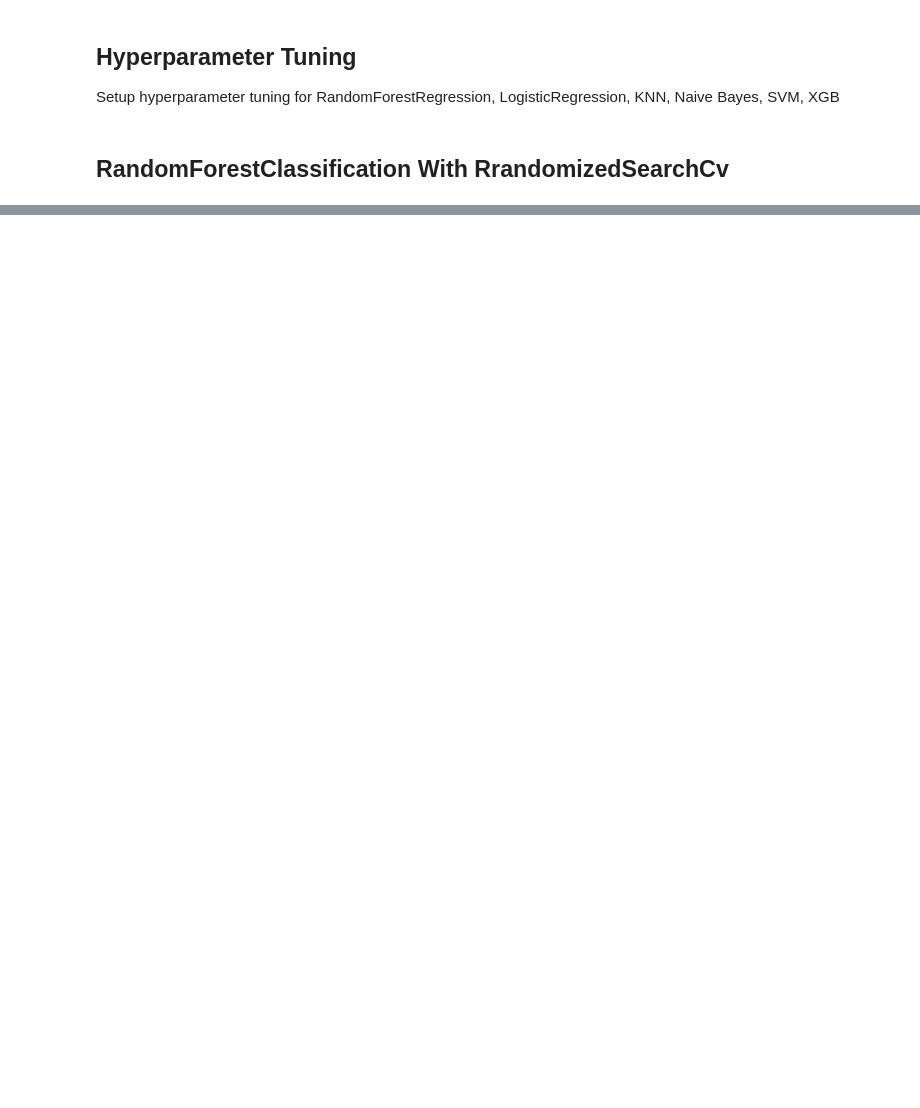
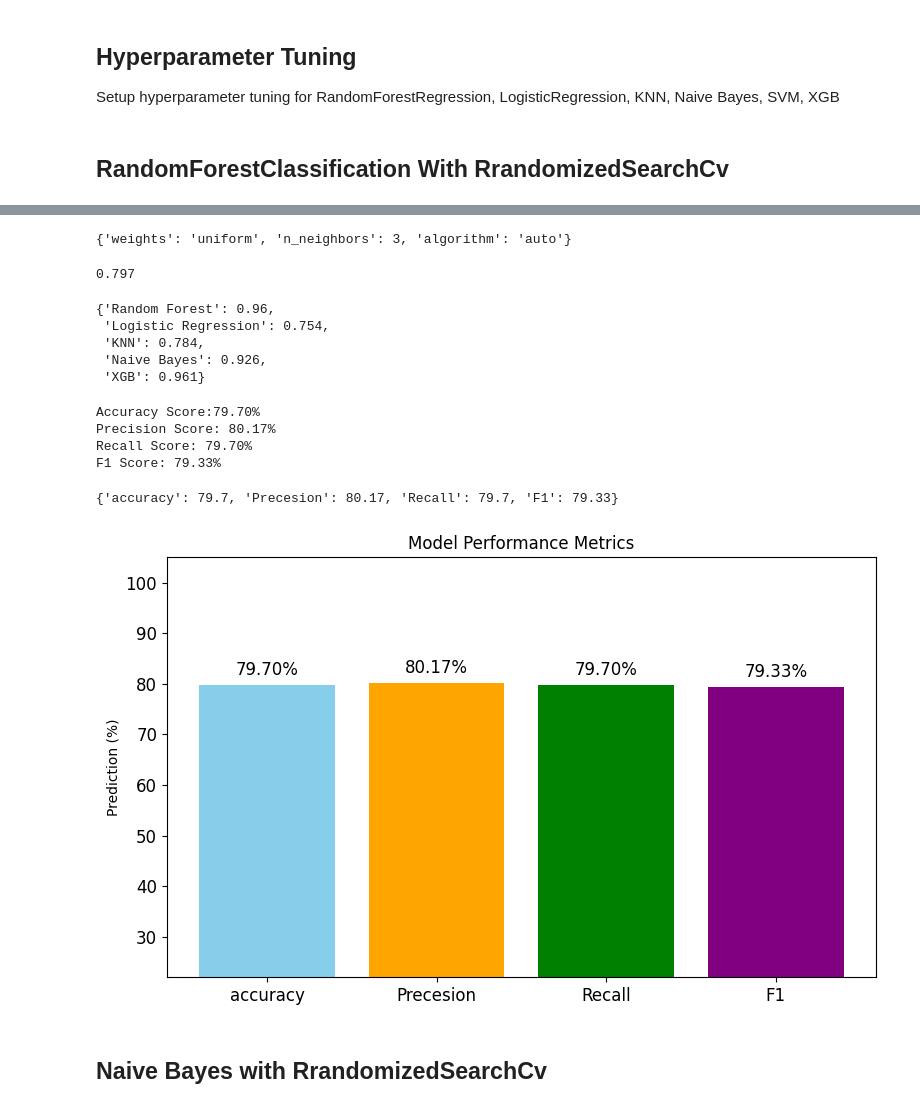
Before and after one commit to hannan70/Heart-Disease-Classification-Project, a Jupyter notebook: classification-project/air-quality-project/end-to-end-air-quality-classification.ipynb, the cells around one changed output, grey strips where cells are left out. Saved outputs shown, nothing was run; the diff lists cells and outputs as text; code cells hidden in the pictures; blank space fills up the shorter version.

```diff
--- a/classification-project/air-quality-project/end-to-end-air-quality-classification.ipynb
+++ b/classification-project/air-quality-project/end-to-end-air-quality-classification.ipynb
@@ -303,0 +530,9 @@ xgb_para_grid = {
+# %%
+rs_knn = RandomizedSearchCV(
+                            KNeighborsClassifier(),
+                            param_distributions=knn_para_grid,
+                            n_iter=10,
+                            cv=5,
+                            verbose=2
+                            )
+rs_knn.fit(X_train, y_train)
@@ -303,0 +563,53 @@ xgb_para_grid = {
+# %%
+rs_knn.best_params_
+# %% [output]
+{'weights': 'uniform', 'n_neighbors': 3, 'algorithm': 'auto'}
+# %%
+rs_knn.score(X_test, y_test)
+# %% [output]
+0.797
+# %%
+model_score
+# %% [output]
+{'Random Forest': 0.96,
+ 'Logistic Regression': 0.754,
+ 'KNN': 0.784,
+ 'Naive Bayes': 0.926,
+ 'XGB': 0.961}
+# %%
+knn_y_pred = rs_knn.predict(X_test)
+# %%
+knn_acc_score = get_accuracy_score(y_test, knn_y_pred)
+knn_acc_score
+# %% [output]
+Accuracy Score:79.70%
+Precision Score: 80.17%
+Recall Score: 79.70%
+F1 Score: 79.33%
+{'accuracy': 79.7, 'Precesion': 80.17, 'Recall': 79.7, 'F1': 79.33}
+# %%
+# let's compare model Performance for KNeighborsClassifier
+
+# Plot
+fig, ax = plt.subplots(figsize=(8, 5))
+ax.bar(knn_acc_score.keys(), knn_acc_score.values(), color=['skyblue', 'orange', 'green', 'purple'])
+bottom, top = ax.set_ylim(20, 100)
+ax.set_ylim(bottom + 2, top+5)
+
+# customize plot
+plt.title("Model Performance Metrics")
+plt.ylabel("Prediction (%)")
+plt.yticks(fontsize=12)
+plt.xticks(fontsize=12)
+
+# Display each bar with the score value
+for i, (metrics, score) in enumerate(knn_acc_score.items()):
+    ax.text(i, score+2, f"{score:.2f}%", ha="center", fontsize=12)
+
+
+plt.tight_layout()
+plt.show();
+# %% [output]
+[figure, added]
+# %% [markdown]
+## Naive Bayes with RrandomizedSearchCv
```
Also changed, not shown: parts of 47 cells of this notebook, 1 other file.
